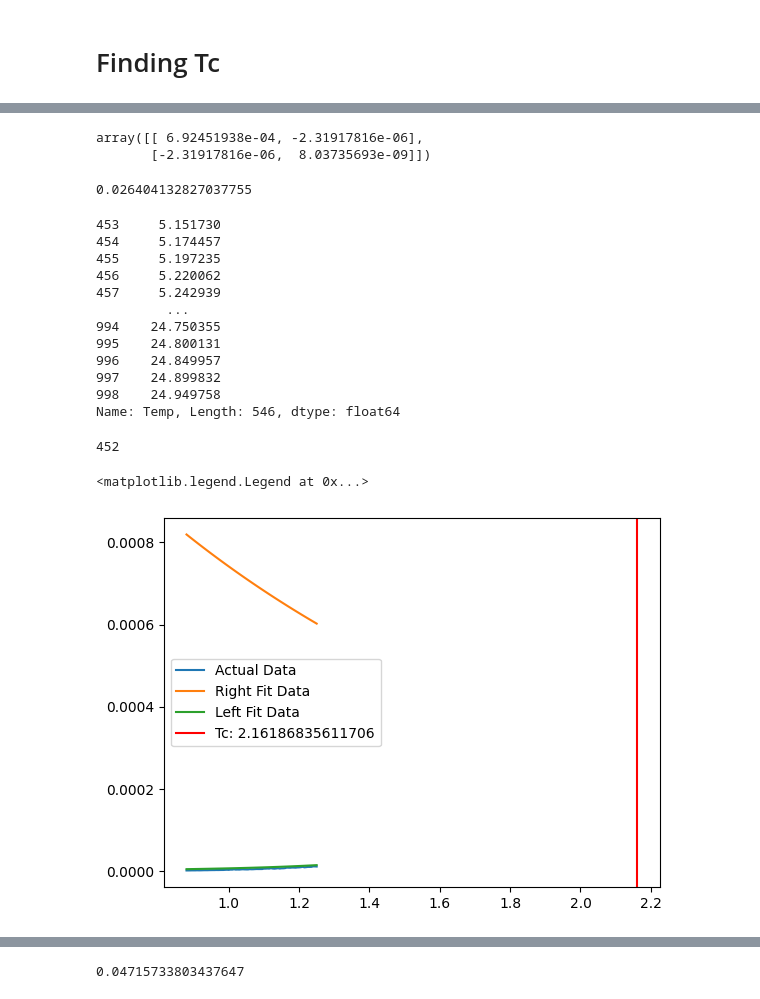
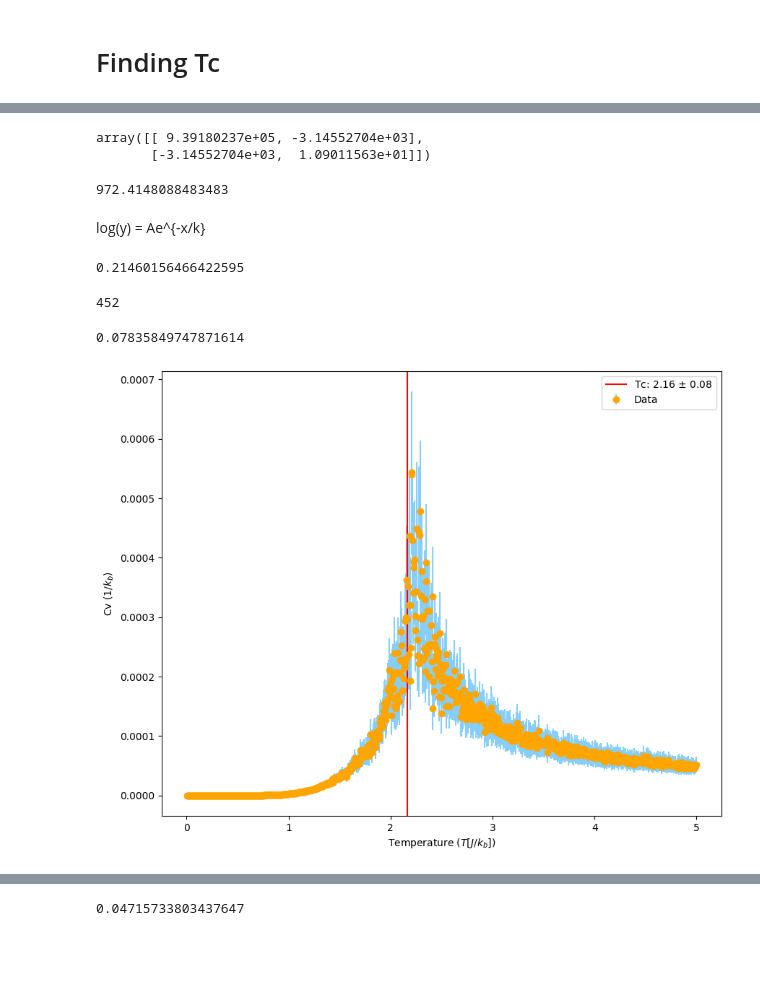
Before and after one commit to pdparakh108/ising, a Jupyter notebook: Tc_calc.ipynb, the cells around one changed output, grey strips where cells are left out. Cells and saved outputs as stored; diff of their text form; code cells hidden in the pictures; blank space fills up the shorter version.

```diff
--- a/Tc_calc.ipynb
+++ b/Tc_calc.ipynb
@@ -101,7 +101,7 @@ index = difference_array.argmin()
 
 
 
-popt_l, pcov_l = curve_fit(exponential_growth, em["Temp"][0:index], get_cv(em)[0:index], p0=(1.0, 1))
+popt_l, pcov_l = curve_fit(exponential_growth, em["Temp"][0:index], get_cv(em)[0:index], p0=(1.0, 1),absolute_sigma=True)
 plt.plot(em["Temp"][0:index], exponential_growth(em["Temp"][0:index], *popt_l), label= "Fit Data",color = "firebrick", zorder = 2)
 plt.errorbar(em["Temp"][0:index], get_cv(em)[0:index], yerr = error(get_cv(em)[0:index]),fmt="o",ecolor = "greenyellow", color = "gold", label= "Data",zorder=-1)
 #plt.plot(em["Temp"][0:index], get_cv(em)[0:index], label= "Actual Data")
@@ -112,10 +112,11 @@ plt.errorbar(em["Temp"][0:index], get_cv(em)[0:index], yerr = error(get_cv(em)[0
 #plt.plot(em["Temp"][index:], exponential_decay(em["Temp"][index:], *popt_r), label= "Fit Data", color = "firebrick", zorder = 2)
 #plt.errorbar(em["Temp"][index:], get_cv(em)[index:], yerr = error(get_cv(em)[index:]),fmt="o",ecolor = "greenyellow", color = "gold", label= "Data",zorder=-1)
 #plt.scatter(em["Temp"][index:], get_cv(em)[index:], label= "Actual Data", color = )
+plt.text(0.1, 0.00035, r' $\chi^2=0.42$', fontsize=12)
 
+plt.legend(prop={'size': 15})
 plt.xlabel("Temperature ($k_bT/J$)", fontsize=18)
 plt.ylabel("Cv ($1/k_b$)", fontsize=18)
 plt.title("Below Tc")
-plt.legend()
 plt.show()
 # %% [output]
@@ -124,15 +136,15 @@ plt.show()
 # Right Fit
 #fig = plt.figure()
 #ax = fig.add_subplot()
-popt_r, pcov_r = curve_fit(exponential_decay, em["Temp"][index:], get_cv(em)[index:], p0=(1.0, 1))
+popt_r, pcov_r = curve_fit(exponential_decay, em["Temp"][index:], get_cv(em)[index:], p0=(1.0, 1), absolute_sigma=True)
 plt.plot(em["Temp"][index:], exponential_decay(em["Temp"][index:], *popt_r), label= "Fit Data", color = "firebrick", zorder = 2)
 plt.errorbar(em["Temp"][index:], get_cv(em)[index:], yerr = error(get_cv(em)[index:]),fmt="o",ecolor = "greenyellow", color = "gold", label= "Data",zorder=-1)
 #plt.scatter(em["Temp"][index:], get_cv(em)[index:], label= "Actual Data", color = )
 #plt.axis([0, 10, 0, 10])
-plt.text(3.5, 0.00045, r' $\chi^2=$', fontsize=15)
+plt.text(4.25, 0.00035, r' $\chi^2=0.215$', fontsize=12)
 plt.xlabel("Temperature ($k_bT/J$)", fontsize=18)
 plt.ylabel("Cv ($1/k_b$)", fontsize=18)
-plt.legend(prop={'size': 6})
+plt.legend(prop={'size': 15})
 plt.title("Above Tc")
 plt.show()
 # %% [output]
@@ -140,42 +152,48 @@ plt.show()
 # %%
 pcov_r
 # %% [output]
-array([[ 6.92451938e-04, -2.31917816e-06],
-       [-2.31917816e-06,  8.03735693e-09]])
+array([[ 9.39180237e+05, -3.14552704e+03],
+       [-3.14552704e+03,  1.09011563e+01]])
 # %%
 np.trace(np.sqrt(pcov_r))
 # %% [output]
-0.026404132827037755
+972.4148088483483
-# %%
- for i in range(len(em["Temp"][index:])):
-
-(exponential_decay(em["Temp"][index:], *popt_r) - em["Temp"][index:])**2/sum(np.sqrtpcov_r[0])
-# %% [output]
-453     5.151730
-454     5.174457
-455     5.197235
-456     5.220062
-457     5.242939
-         ...
-994    24.750355
-995    24.800131
-996    24.849957
-997    24.899832
-998    24.949758
-Name: Temp, Length: 546, dtype: float64
+# %% [markdown]
+log(y) =  Ae^{-x/k}
+# %%
+chi2 = 0
+for i in range(len(em["Temp"][index:])):
+    #print(list(exponential_decay(em["Temp"][index:], *popt_r)))
+    #print(list(em["Temp"][index:])[i])
+    #print(em["Temp"][index:][i]*np.sqrt(pcov_r[0][0]) + np.sqrt(pcov_r[1][1]))
+    chi2 += (list(exponential_decay(em["Temp"][index:], *popt_r))[i] - list(em["Temp"][index:])[i])**2/(np.sqrt(list(em["Temp"][index:])[i]*np.sqrt(pcov_r[0][0])) + np.sqrt(pcov_r[1][1]))
+
+chi2/len(em["Temp"][index:])
+# %% [output]
+0.21460156466422595
 # %%
 index
 # %% [output]
 452
+# %%
+tc_err = np.sqrt((0.434* np.sqrt(pcov_l[1][1])/popt_l[1])**2 + (0.434* np.sqrt(pcov_r[1][1])/popt_r[1])**2 + (np.sqrt(pcov_l[0][0]) + np.sqrt(pcov_r[0][0]))**2)
+tc_err
+# %% [output]
+0.07835849747871614
 # %%
-min_cutoff = 175
-max_cutoff = 250
+#Overlay Fits
+# Add Tc Error! + chi squared
 
-plt.plot(em["Temp"][min_cutoff:max_cutoff], get_cv(em[min_cutoff:max_cutoff]), label= "Actual Data")
-plt.plot(em["Temp"][min_cutoff:max_cutoff], exponential_decay(em["Temp"][min_cutoff:max_cutoff], *popt_r), label= "Right Fit Data")
-plt.plot(em["Temp"][min_cutoff:max_cutoff], exponential_growth(em["Temp"][min_cutoff:max_cutoff], *popt_l), label= "Left Fit Data")
-plt.axvline((- np.log(popt_l[1]) +  np.log(popt_r[1]))/(1/popt_l[0] + 1/popt_r[0]), color ="r", label= "Tc: {}".format((- np.log(popt_l[1]) +  np.log(popt_r[1]))/(1/popt_l[0] + 1/popt_r[0])))
+fig = plt.figure(figsize= (10, 8))
+plt.errorbar(em["Temp"], get_cv(em), yerr = error(get_cv(em)),fmt="o",ecolor = "lightskyblue", color = "orange", label= "Data")
+#plt.plot(em["Temp"][min_cutoff:max_cutoff], get_cv(em[min_cutoff:max_cutoff]), label= "Actual Data")
+#plt.plot(em["Temp"][min_cutoff:max_cutoff], exponential_decay(em["Temp"][min_cutoff:max_cutoff], *popt_r), label= "Right Fit Data")
+#plt.plot(em["Temp"][min_cutoff:max_cutoff], exponential_growth(em["Temp"][min_cutoff:max_cutoff], *popt_l), label= "Left Fit Data")
+plt.axvline((- np.log(popt_l[1]) +  np.log(popt_r[1]))/(1/popt_l[0] + 1/popt_r[0]), color ="r", label= "Tc: {0:.2f} $\pm$ {1:.2f}".format((- np.log(popt_l[1]) +  np.log(popt_r[1]))/(1/popt_l[0] + 1/popt_r[0]), 0.08))
 plt.legend()
+plt.xlabel("Temperature ($T[J/k_b]$)")
+plt.ylabel("Cv ($1/k_b$)")
+plt.legend()
+plt.show()
 # %% [output]
-<matplotlib.legend.Legend at 0x...>
-[figure, old version]
+[figure, new version]
```
Also changed, not shown: parts of 42 cells of this notebook, 1 other file.
